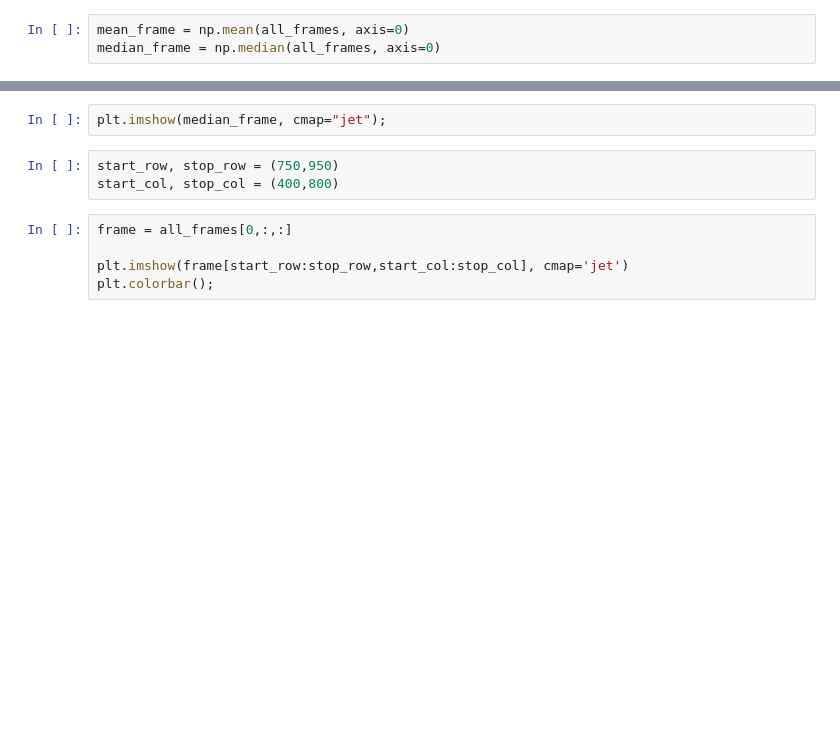
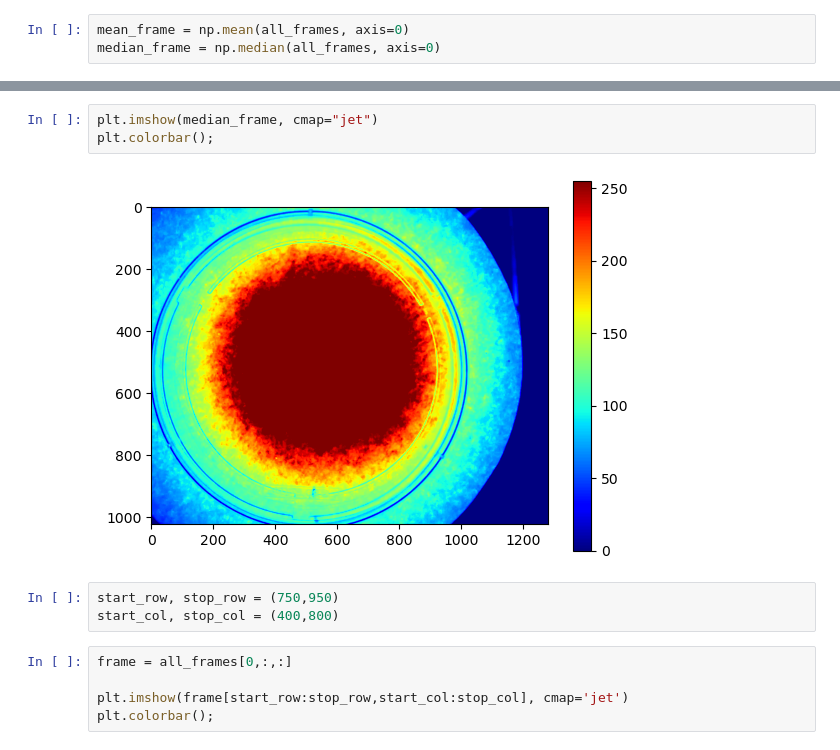
Before and after one commit to strawlab/wm01-dragon, a Jupyter notebook: lectures/lecture-05/3 - erosion and blur.ipynb, the cells around one changed output, grey strips where cells are left out. Saved outputs shown, nothing was run; the diff lists cells and outputs as text; blank space fills up the shorter version.

```diff
--- a/lectures/lecture-05/3 - erosion and blur.ipynb
+++ b/lectures/lecture-05/3 - erosion and blur.ipynb
@@ -87,5 +100,8 @@ plt.imshow(mean_frame, cmap="jet");
 # %%
-plt.imshow(median_frame, cmap="jet");
+plt.imshow(median_frame, cmap="jet")
+plt.colorbar();
+# %% [output]
+[figure, added]
 # %%
 start_row, stop_row = (750,950)
 start_col, stop_col = (400,800)
```
Also changed, not shown: parts of 15 cells of this notebook, 2 other files.
